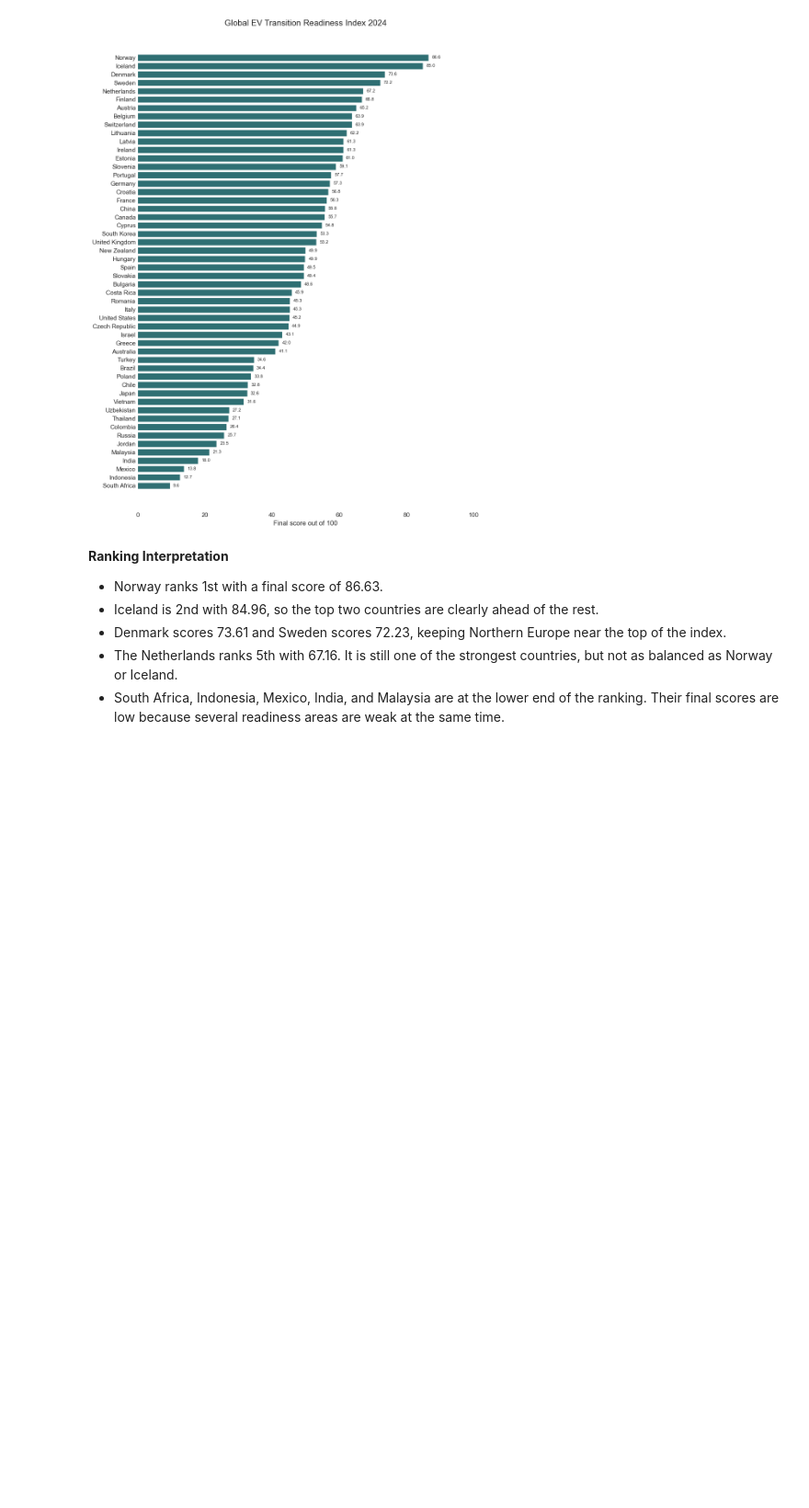
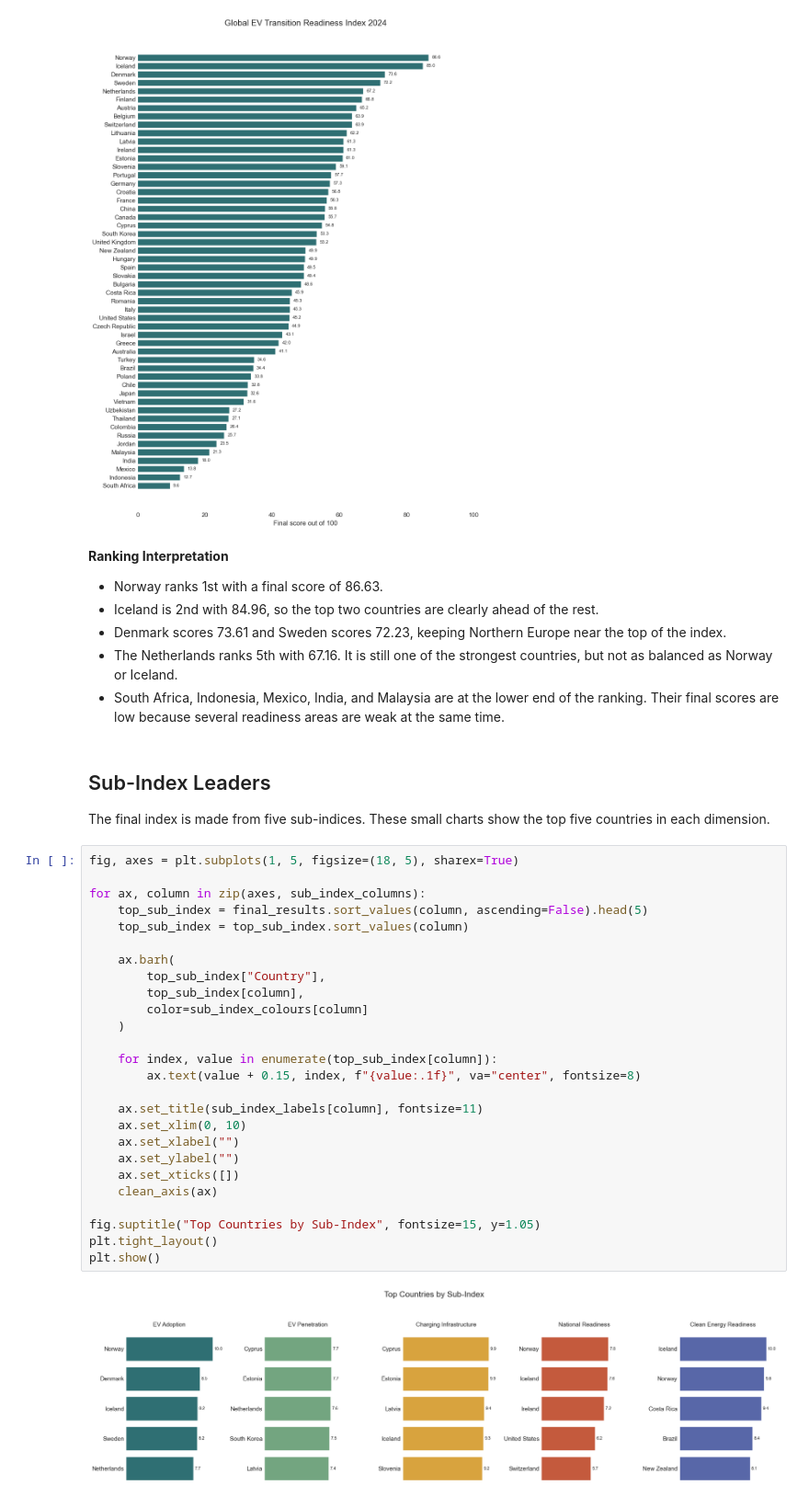
Before and after one commit to RathnamMeghana/DAV_CA1, a Jupyter notebook: index.ipynb, the cells around one changed output. Shown at 92% size. Cells and saved outputs as stored; diff of their text form; blank space fills up the shorter version.

Commit message:
🏅 Plot sub-index leaders
Add the small multiple charts showing the strongest countries in each sub-index.

1.) Show the top five countries separately for each EV readiness dimension.
2.) Use direct score labels so the sub-index values can be read without extra chart clutter.
3.) Keep each sub-index in its own small chart so the results are not squeezed into one large heatmap.

```diff
--- a/index.ipynb
+++ b/index.ipynb
@@ -2659,3 +2659,35 @@ plt.show()
 - Denmark scores 73.61 and Sweden scores 72.23, keeping Northern Europe near the top of the index.
 - The Netherlands ranks 5th with 67.16. It is still one of the strongest countries, but not as balanced as Norway or Iceland.
 - South Africa, Indonesia, Mexico, India, and Malaysia are at the lower end of the ranking. Their final scores are low because several readiness areas are weak at the same time.
+# %% [markdown]
+## Sub-Index Leaders
+
+The final index is made from five sub-indices. These small charts show the top five countries in each dimension.
+# %%
+fig, axes = plt.subplots(1, 5, figsize=(18, 5), sharex=True)
+
+for ax, column in zip(axes, sub_index_columns):
+    top_sub_index = final_results.sort_values(column, ascending=False).head(5)
+    top_sub_index = top_sub_index.sort_values(column)
+
+    ax.barh(
+        top_sub_index["Country"],
+        top_sub_index[column],
+        color=sub_index_colours[column]
+    )
+
+    for index, value in enumerate(top_sub_index[column]):
+        ax.text(value + 0.15, index, f"{value:.1f}", va="center", fontsize=8)
+
+    ax.set_title(sub_index_labels[column], fontsize=11)
+    ax.set_xlim(0, 10)
+    ax.set_xlabel("")
+    ax.set_ylabel("")
+    ax.set_xticks([])
+    clean_axis(ax)
+
+fig.suptitle("Top Countries by Sub-Index", fontsize=15, y=1.05)
+plt.tight_layout()
+plt.show()
+# %% [output]
+[figure, added]
```
